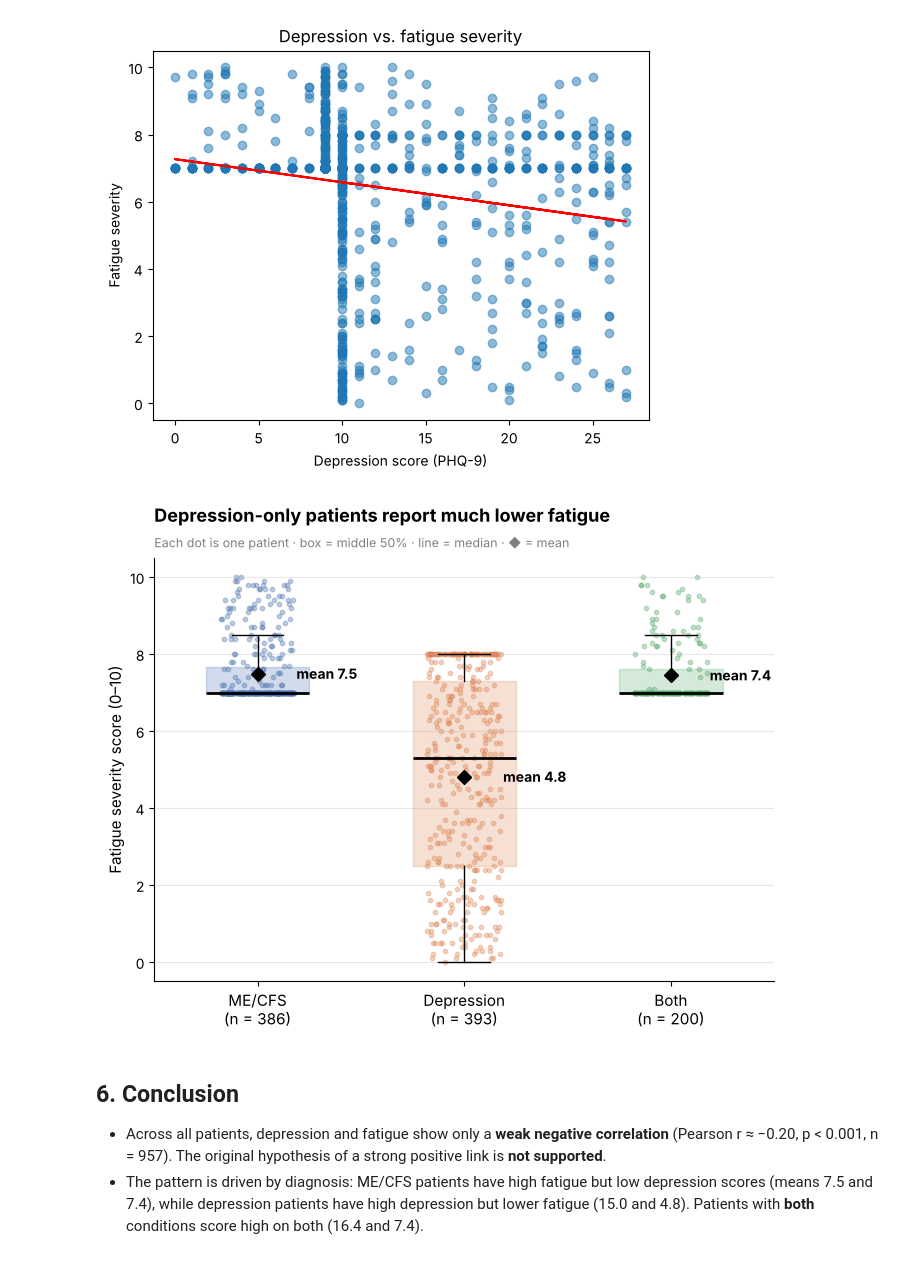
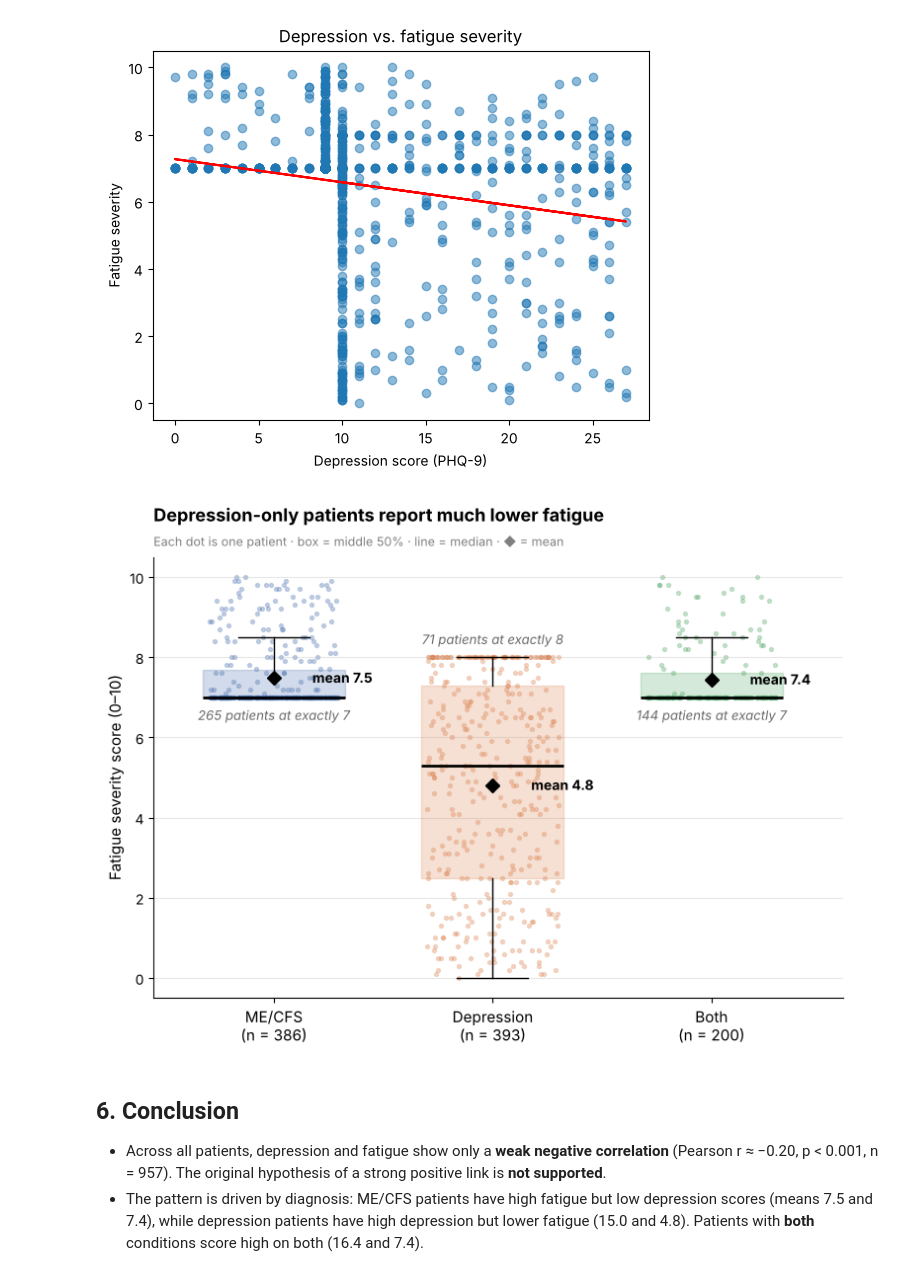
Before and after one commit to Smoak04/Clinical-Data-Analysis, a Jupyter notebook: analysis.ipynb, the cells around one changed output. Drawn from its saved outputs; the diff is of its cells as text; code cells hidden in the pictures.

Commit message:
Spread dots and label stacked scores in fatigue chart
Co-Authored-By: Claude Opus 5.5 <noreply@anthropic.com>
Claude-Session: https://claude.ai/code/session_01JtpdDNifgmUwJaY3PVcA7L

```diff
--- a/analysis.ipynb
+++ b/analysis.ipynb
@@ -172,35 +172,46 @@ plt.show()
 # %%
 # Fatigue severity by diagnosis: box plot with every patient shown as a dot
 order = ["ME/CFS", "Depression", "Both"]
 colors = ["#4C72B0", "#DD8452", "#55A868"]
 groups = [df_main.loc[df_main["diagnosis"] == d, "fatigue_severity_scale_score"].dropna() for d in order]
 
-fig, ax = plt.subplots(figsize=(8, 5.5))
+fig, ax = plt.subplots(figsize=(9, 5.8))
 rng = np.random.default_rng(42)
 for i, (g, col) in enumerate(zip(groups, colors), start=1):
-    ax.scatter(i + rng.uniform(-0.18, 0.18, len(g)), g, s=10, alpha=0.35, color=col, zorder=1)
-bp = ax.boxplot(groups, widths=0.5, patch_artist=True, showfliers=False, zorder=2,
+    ax.scatter(i + rng.uniform(-0.3, 0.3, len(g)), g, s=8, alpha=0.3, color=col, zorder=1)
+bp = ax.boxplot(groups, widths=0.65, patch_artist=True, showfliers=False, zorder=2,
                 medianprops=dict(color="black", linewidth=2))
 for patch, col in zip(bp["boxes"], colors):
     patch.set_facecolor(col); patch.set_alpha(0.25); patch.set_edgecolor(col)
 for i, g in enumerate(groups, start=1):
     ax.plot(i, g.mean(), marker="D", color="black", markersize=7, zorder=3)
     ax.annotate(f"mean {g.mean():.1f}", (i, g.mean()), xytext=(28, 0), textcoords="offset points",
                 va="center", fontsize=10, fontweight="bold")
 
+# Label the stacks of patients who share exactly the same score
+for i, g in enumerate(groups, start=1):
+    for val in [7.0, 8.0]:
+        n = int((g == val).sum())
+        if n >= 50:
+            # ME/CFS and Both have nothing below 7; Depression has nothing above 8
+            y, va = (val - 0.25, "top") if val == 7.0 else (val + 0.25, "bottom")
+            ax.text(i, y, f"{n} patients at exactly {val:.0f}", ha="center", va=va,
+                    fontsize=9.5, color="dimgray", style="italic")
+
 ax.set_xticks([1, 2, 3])
+ax.set_xlim(0.45, 3.6)
 ax.set_xticklabels([f"{d}\n(n = {len(g)})" for d, g in zip(order, groups)], fontsize=11)
 ax.set_ylabel("Fatigue severity score (0–10)", fontsize=11)
 ax.set_ylim(-0.5, 10.5)
 ax.set_title("Depression-only patients report much lower fatigue", fontsize=13, fontweight="bold", loc="left", pad=26)
 ax.text(0, 1.025, "Each dot is one patient · box = middle 50% · line = median · ◆ = mean",
         transform=ax.transAxes, fontsize=9, color="gray")
 ax.spines[["top", "right"]].set_visible(False)
 ax.grid(axis="y", alpha=0.3)
 plt.savefig("images/boxplot.png", dpi=150, bbox_inches="tight")
 plt.show()
 # %% [output]
-[figure, old version]
+[figure, new version]
 # %% [markdown]
 ## 6. Conclusion
 - Across all patients, depression and fatigue show only a **weak negative correlation** (Pearson r ≈ −0.20, p < 0.001, n = 957). The original hypothesis of a strong positive link is **not supported**.
```
Also changed, not shown: 1 other file.
